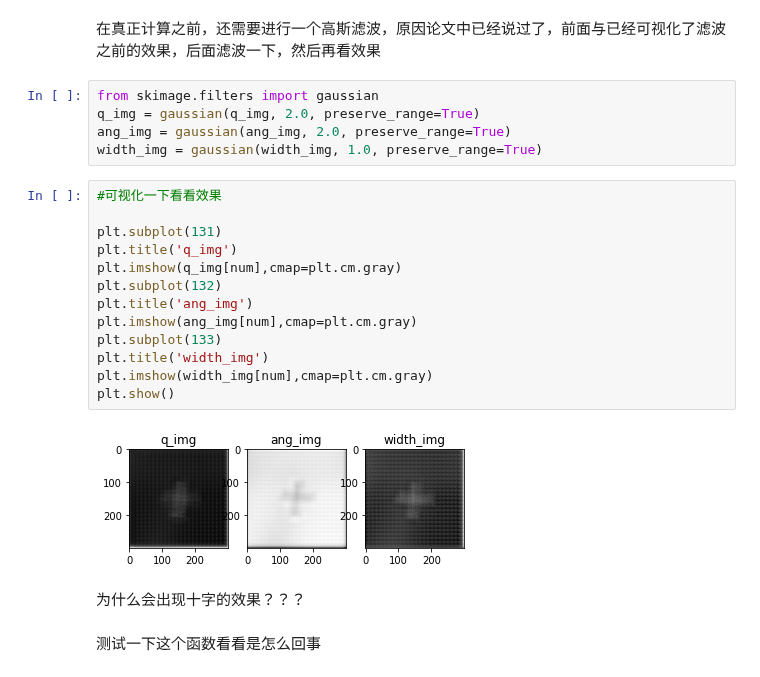
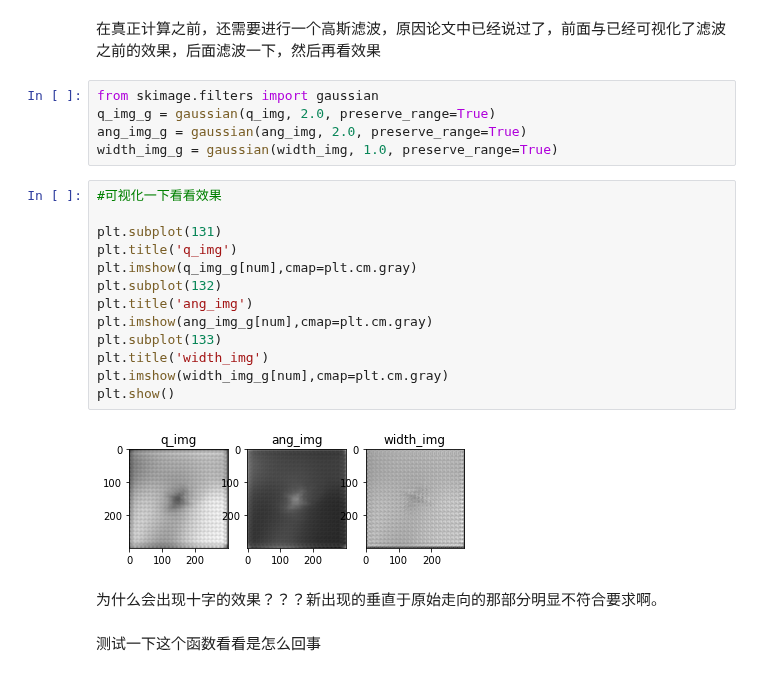
Before and after one commit to OneOneLiu/ggcnn_cornell_dataset, a Jupyter notebook: validate.ipynb, the cells around one changed output. Drawn from its saved outputs; the diff is of its cells as text.

```diff
--- a/validate.ipynb
+++ b/validate.ipynb
@@ -135,26 +135,26 @@ plt.show()
 在真正计算之前，还需要进行一个高斯滤波，原因论文中已经说过了，前面与已经可视化了滤波之前的效果，后面滤波一下，然后再看效果
 # %%
 from skimage.filters import gaussian
-q_img = gaussian(q_img, 2.0, preserve_range=True)
-ang_img = gaussian(ang_img, 2.0, preserve_range=True)
-width_img = gaussian(width_img, 1.0, preserve_range=True)
+q_img_g = gaussian(q_img, 2.0, preserve_range=True)
+ang_img_g = gaussian(ang_img, 2.0, preserve_range=True)
+width_img_g = gaussian(width_img, 1.0, preserve_range=True)
 # %%
 #可视化一下看看效果
 
 plt.subplot(131)
 plt.title('q_img')
-plt.imshow(q_img[num],cmap=plt.cm.gray)
+plt.imshow(q_img_g[num],cmap=plt.cm.gray)
 plt.subplot(132)
 plt.title('ang_img')
-plt.imshow(ang_img[num],cmap=plt.cm.gray)
+plt.imshow(ang_img_g[num],cmap=plt.cm.gray)
 plt.subplot(133)
 plt.title('width_img')
-plt.imshow(width_img[num],cmap=plt.cm.gray)
+plt.imshow(width_img_g[num],cmap=plt.cm.gray)
 plt.show()
 # %% [output]
-[figure, old version]
+[figure, new version]
 # %% [markdown]
-为什么会出现十字的效果？？？
+为什么会出现十字的效果？？？新出现的垂直于原始走向的那部分明显不符合要求啊。
 # %% [markdown]
 测试一下这个函数看看是怎么回事
 # %%
```
Also changed, not shown: parts of 11 cells of this notebook, 2 other files.
